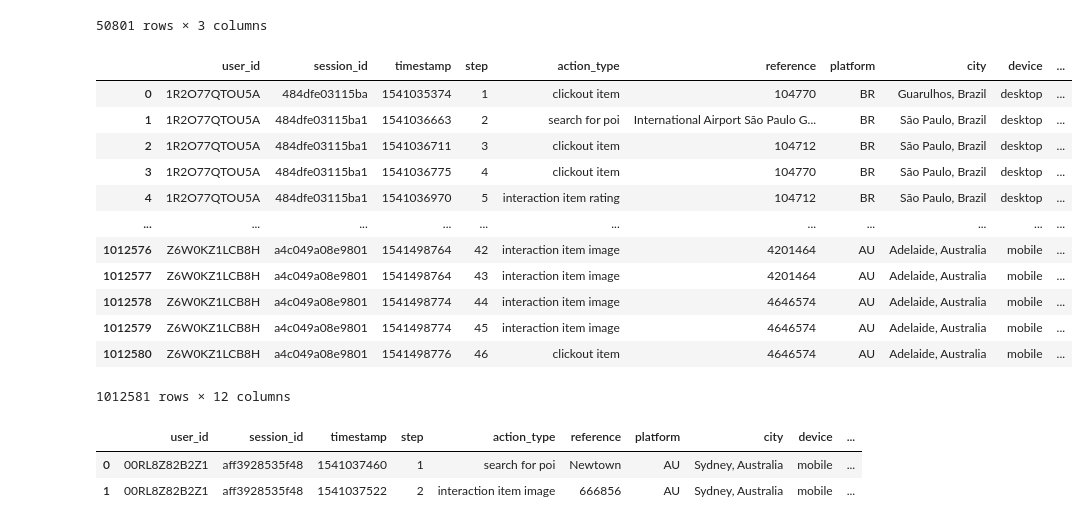
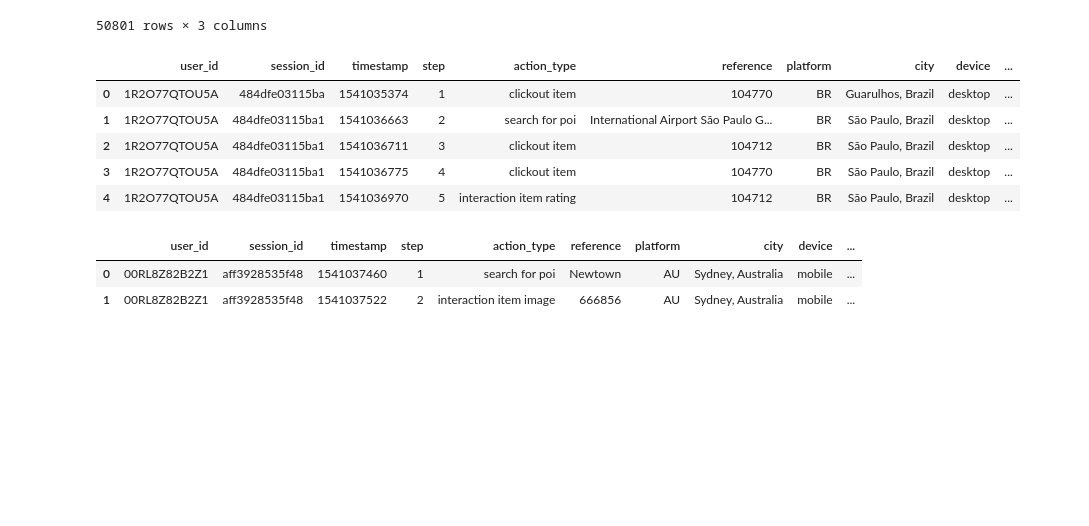
Before and after one commit to ZeyadSabbah/TrivagoRecommenderSystem, a Jupyter notebook: FeatureEngineeringMore.ipynb, the cells around one changed output. Cells and saved outputs as stored; diff of their text form; code cells hidden in the pictures; blank space fills up the shorter version.

```diff
--- a/FeatureEngineeringMore.ipynb
+++ b/FeatureEngineeringMore.ipynb
@@ -91,24 +78,17 @@ MoreFClickout[['user_id', 'session_id', 'city']]
 # %%
 trainMoreFClickout = trainMoreFClickout.rename(columns={'session_id':'old_session_id'})\
                      .merge(MoreFClickout[['user_id', 'session_id', 'city']], on=['user_id', 'city'], how='left')\
                      .drop(columns='old_session_id')
 cols = train.columns.tolist()
 trainMoreFClickout = trainMoreFClickout[cols]
-trainMoreFClickout
+trainMoreFClickout.head()
 # %% [output]
 |  | user_id | session_id | timestamp | step | action_type | reference | platform | city | device | ... |
 | 0 | 1R2O77QTOU5A | 484dfe03115ba | 1541035374 | 1 | clickout item | 104770 | BR | Guarulhos, Brazil | desktop | ... |
 | 1 | 1R2O77QTOU5A | 484dfe03115ba1 | 1541036663 | 2 | search for poi | International Airport São Paulo G... | BR | São Paulo, Brazil | desktop | ... |
 | 2 | 1R2O77QTOU5A | 484dfe03115ba1 | 1541036711 | 3 | clickout item | 104712 | BR | São Paulo, Brazil | desktop | ... |
 | 3 | 1R2O77QTOU5A | 484dfe03115ba1 | 1541036775 | 4 | clickout item | 104770 | BR | São Paulo, Brazil | desktop | ... |
 | 4 | 1R2O77QTOU5A | 484dfe03115ba1 | 1541036970 | 5 | interaction item rating | 104712 | BR | São Paulo, Brazil | desktop | ... |
-| ... | ... | ... | ... | ... | ... | ... | ... | ... | ... | ... |
-| 1012576 | Z6W0KZ1LCB8H | a4c049a08e9801 | 1541498764 | 42 | interaction item image | 4201464 | AU | Adelaide, Australia | mobile | ... |
-| 1012577 | Z6W0KZ1LCB8H | a4c049a08e9801 | 1541498764 | 43 | interaction item image | 4201464 | AU | Adelaide, Australia | mobile | ... |
-| 1012578 | Z6W0KZ1LCB8H | a4c049a08e9801 | 1541498774 | 44 | interaction item image | 4646574 | AU | Adelaide, Australia | mobile | ... |
-| 1012579 | Z6W0KZ1LCB8H | a4c049a08e9801 | 1541498774 | 45 | interaction item image | 4646574 | AU | Adelaide, Australia | mobile | ... |
-| 1012580 | Z6W0KZ1LCB8H | a4c049a08e9801 | 1541498776 | 46 | clickout item | 4646574 | AU | Adelaide, Australia | mobile | ... |
-1012581 rows × 12 columns
 # %%
 # Concatenating trainMoreFClickout to train
 trainMore = pd.concat([train, trainMoreFClickout]).drop_duplicates()
```
Also changed, not shown: parts of 5 cells of this notebook.
